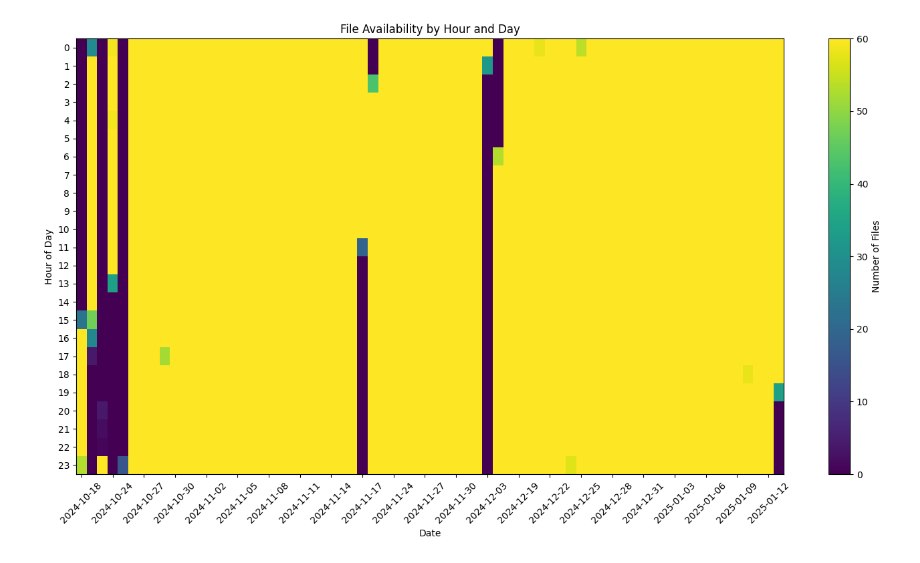
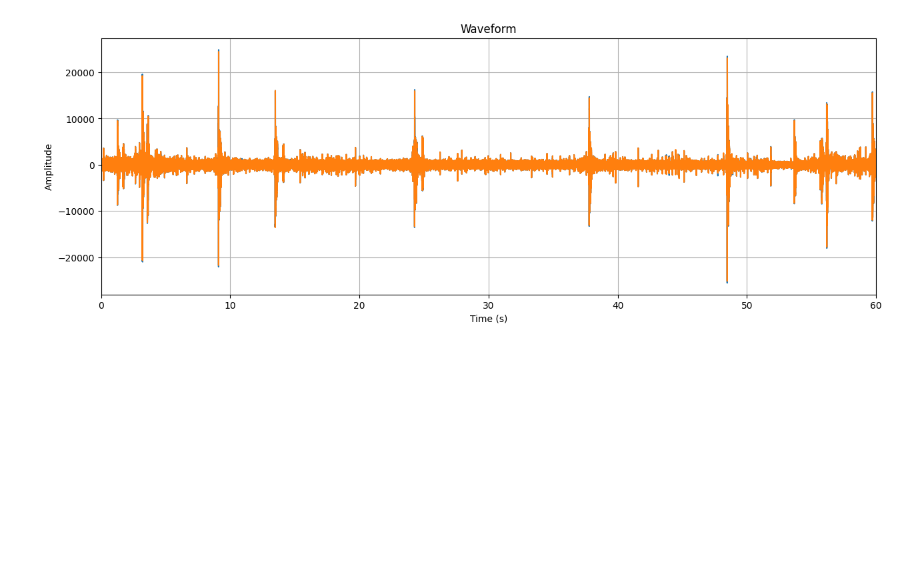
Before and after one commit to bradlipovsky/interferometry-for-orcas, a Jupyter notebook: xc.ipynb, the cells around one changed output. Cells and saved outputs as stored; diff of their text form; code cells hidden in the pictures; blank space fills up the shorter version.

```diff
--- a/xc.ipynb
+++ b/xc.ipynb
@@ -1,43 +1,22 @@
-# %%
-import glob
-import os
-import re
-import pandas as pd
-import matplotlib.pyplot as plt
-import numpy as np
-
-# Base directory to search
-base_dir = "/1-fnp/petasaur/p-jbod1/das4orcas/incoming/"
-
-# Search for all decimator files
-glob_pattern = os.path.join(base_dir, "decimator_*.h5")
-all_files = glob.glob(glob_pattern)
-
-# Extract dates and hours from filenames
-date_hour_pattern = re.compile(r"decimator_(\d{4}-\d{2}-\d{2})_(\d{2})")
-
-date_hour_list = []
-for file in all_files:
-    match = date_hour_pattern.search(os.path.basename(file))
-    if match:
-        date_hour_list.append((match.group(1), int(match.group(2))))
-
-# Create a DataFrame
-df = pd.DataFrame(date_hour_list, columns=['date', 'hour'])
-
-# Create a pivot table with dates as columns and hours as rows
-pivot_table = pd.pivot_table(df, index='hour', columns='date', aggfunc='size', fill_value=0)
-
-# Plotting
-plt.figure(figsize=(14, 8))
-plt.imshow(pivot_table, aspect='auto', interpolation='nearest', cmap='viridis')
-plt.colorbar(label='Number of Files')
-plt.xlabel('Date')
-plt.ylabel('Hour of Day')
-plt.title('File Availability by Hour and Day')
-plt.xticks(ticks=range(0, len(pivot_table.columns), max(1, len(pivot_table.columns)//20)), labels=pivot_table.columns[::max(1, len(pivot_table.columns)//20)], rotation=45)
-plt.yticks(ticks=np.arange(0, 24, 1))
-plt.tight_layout()
-plt.show()
-# %% [output]
-[figure, removed]
+# %%
+import matplotlib.pyplot as plt
+import numpy as np
+import scipy.io.wavfile as wavfile
+
+# Load the WAV file
+sample_rate, data = wavfile.read('2024-11-09_13.49.00_to_13.49.30.wav')
+
+# Create a time array
+times = np.arange(len(data)) / sample_rate
+
+# Plot the waveform
+plt.figure(figsize=(15, 5))
+plt.plot(times, data)
+plt.title('Waveform')
+plt.xlabel('Time (s)')
+plt.ylabel('Amplitude')
+plt.xlim(times[0], times[-1])
+plt.grid()
+plt.show()
+# %% [output]
+[figure, added]
```
Also changed, not shown: parts of 1 cell of this notebook, 1 other file.
